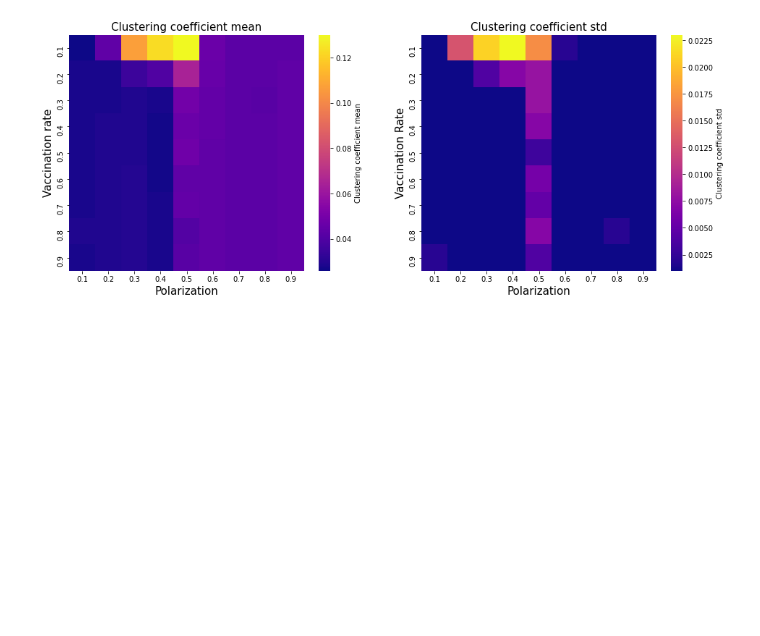
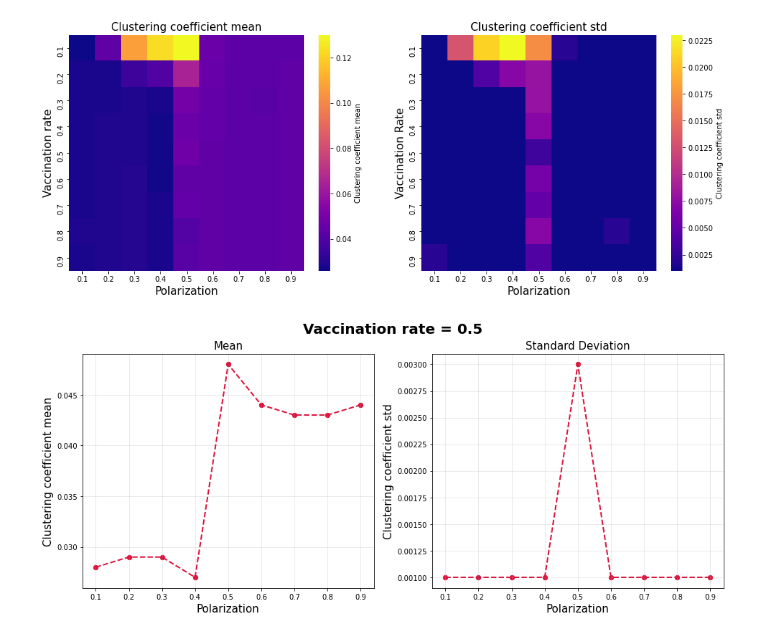
Before and after one commit to michelemcrudele/LDE-Project, a Jupyter notebook: plot_sim_data.ipynb, the cells around one changed output. Drawn from its saved outputs; the diff is of its cells as text; code cells hidden in the pictures; blank space fills up the shorter version.

Commit message:
Plots 3

```diff
--- a/plot_sim_data.ipynb
+++ b/plot_sim_data.ipynb
@@ -5,7 +5,7 @@ import pandas as pd
 from matplotlib import cm
 import seaborn as sns
 # %%
-data_df = pd.read_csv('SIR_simulation_2000_200.csv')
+data_df = pd.read_csv('SIR_simulation_2000_200_15.csv')
 data_df.head()
 # %% [output]
 |  | time | I | pol | r | ar | cc | kind | net_type |
@@ -135,3 +135,26 @@ ax[1].set_ylabel('Vaccination Rate', size=15)
 ax[1].set_title('Clustering coefficient std', size=15);
 # %% [output]
 [figure]
+# %%
+fig, ax = plt.subplots(nrows=1, ncols=2, figsize=(16, 6))
+slice_idx = 4
+cc_mean = cc_heatmap_mean[slice_idx, :]
+cc_std = cc_heatmap_std[slice_idx, :]
+
+ax[0].set_title('Mean', size=15)
+ax[0].set_ylabel('Clustering coefficient mean', size=15)
+ax[0].set_xlabel('Polarization', size=15)
+ax[0].plot(pol_list, cc_mean, ls='dashed', lw=2, c='crimson')
+ax[0].scatter(pol_list, cc_mean, s=40, c='crimson')
+ax[0].grid(alpha=0.3)
+
+ax[1].set_title('Standard Deviation', size=15)
+ax[1].set_ylabel('Clustering coefficient std', size=15)
+ax[1].set_xlabel('Polarization', size=15)
+ax[1].plot(pol_list, cc_std, ls='dashed', lw=2, c='crimson')
+ax[1].scatter(pol_list, cc_std, s=40, c='crimson')
+ax[1].grid(alpha=0.3)
+
+fig.suptitle(f'Vaccination rate = {slice_idx * 0.1 + 0.1}', size=20, fontweight='bold');
+# %% [output]
+[figure, added]
```
Also changed, not shown: 17 other files.
